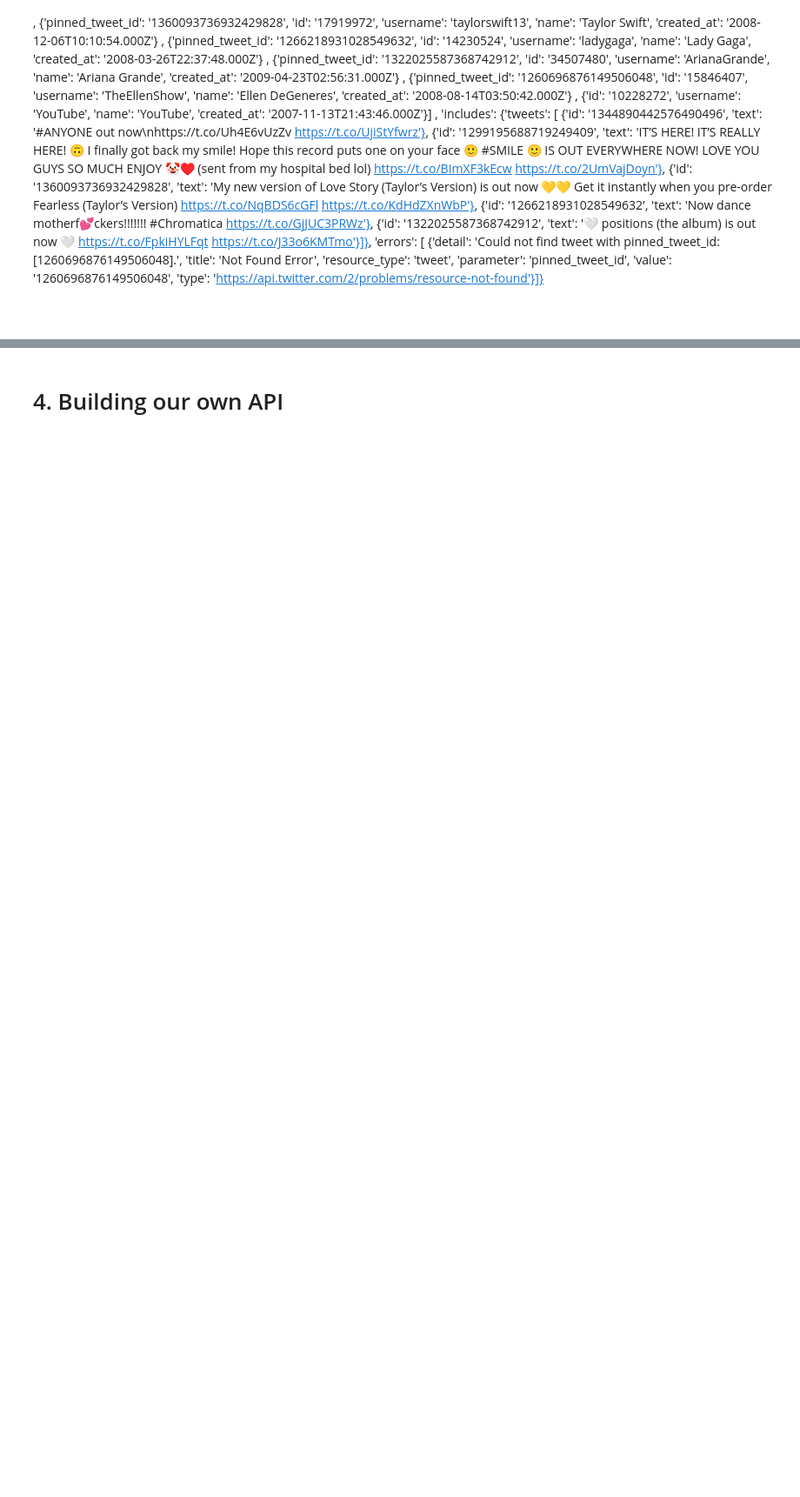
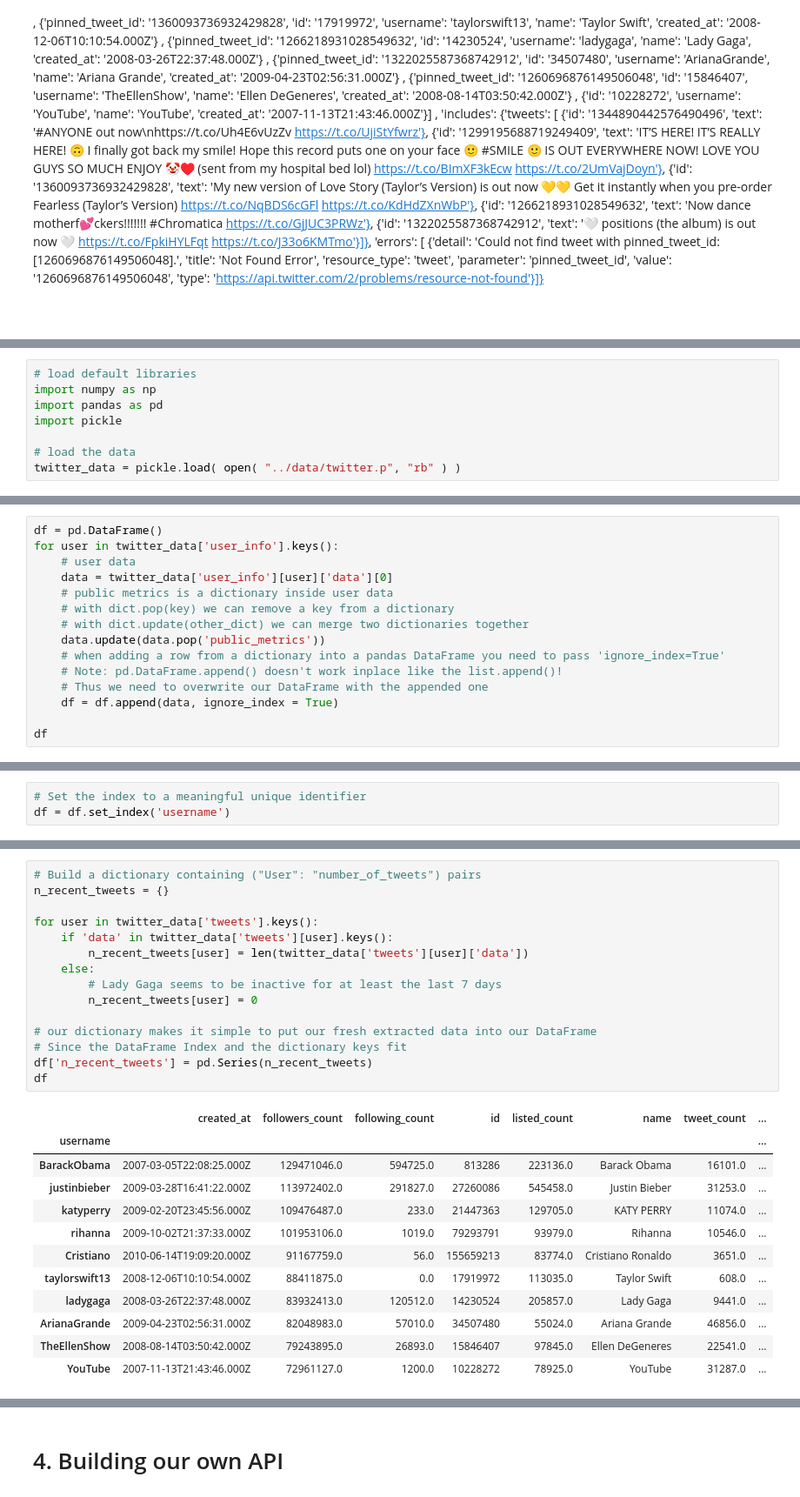
Before and after one commit to eotp/python-FU-class, a Jupyter notebook: 14-2021-02-19/notebooks/14-01-FastAPI.ipynb, the cells around one changed output, grey strips where cells are left out. Shown at 87% size. Cells and saved outputs as stored; diff of their text form; blank space fills up the shorter version.

Commit message:
Added Dataanalysis for Twitter

```diff
--- a/14-2021-02-19/notebooks/14-01-FastAPI.ipynb
+++ b/14-2021-02-19/notebooks/14-01-FastAPI.ipynb
@@ -211,0 +210,8 @@ Lets see how much we can find out about their Twitter behavior just from request
+# %%
+# load default libraries
+import numpy as np
+import pandas as pd
+import pickle
+
+# load the data
+twitter_data = pickle.load( open( "../data/twitter.p", "rb" ) )
@@ -211,0 +250,15 @@ Lets see how much we can find out about their Twitter behavior just from request
+# %%
+df = pd.DataFrame()
+for user in twitter_data['user_info'].keys():
+    # user data
+    data = twitter_data['user_info'][user]['data'][0]
+    # public metrics is a dictionary inside user data
+    # with dict.pop(key) we can remove a key from a dictionary
+    # with dict.update(other_dict) we can merge two dictionaries together
+    data.update(data.pop('public_metrics'))
+    # when adding a row from a dictionary into a pandas DataFrame you need to pass 'ignore_index=True'
+    # Note: pd.DataFrame.append() doesn't work inplace like the list.append()!
+    # Thus we need to overwrite our DataFrame with the appended one
+    df = df.append(data, ignore_index = True)
+
+df
@@ -211,0 +277,3 @@ Lets see how much we can find out about their Twitter behavior just from request
+# %%
+# Set the index to a meaningful unique identifier
+df = df.set_index('username')
@@ -211,0 +308,28 @@ Lets see how much we can find out about their Twitter behavior just from request
+# %%
+# Build a dictionary containing ("User": "number_of_tweets") pairs
+n_recent_tweets = {}
+
+for user in twitter_data['tweets'].keys():
+    if 'data' in twitter_data['tweets'][user].keys():
+        n_recent_tweets[user] = len(twitter_data['tweets'][user]['data'])
+    else:
+        # Lady Gaga seems to be inactive for at least the last 7 days
+        n_recent_tweets[user] = 0
+
+# our dictionary makes it simple to put our fresh extracted data into our DataFrame
+# Since the DataFrame Index and the dictionary keys fit
+df['n_recent_tweets'] = pd.Series(n_recent_tweets)
+df
+# %% [output]
+|  | created_at | followers_count | following_count | id | listed_count | name | tweet_count | ... |
+| username |  |  |  |  |  |  |  | ... |
+| BarackObama | 2007-03-05T22:08:25.000Z | 129471046.0 | 594725.0 | 813286 | 223136.0 | Barack Obama | 16101.0 | ... |
+| justinbieber | 2009-03-28T16:41:22.000Z | 113972402.0 | 291827.0 | 27260086 | 545458.0 | Justin Bieber | 31253.0 | ... |
+| katyperry | 2009-02-20T23:45:56.000Z | 109476487.0 | 233.0 | 21447363 | 129705.0 | KATY PERRY | 11074.0 | ... |
+| rihanna | 2009-10-02T21:37:33.000Z | 101953106.0 | 1019.0 | 79293791 | 93979.0 | Rihanna | 10546.0 | ... |
+| Cristiano | 2010-06-14T19:09:20.000Z | 91167759.0 | 56.0 | 155659213 | 83774.0 | Cristiano Ronaldo | 3651.0 | ... |
+| taylorswift13 | 2008-12-06T10:10:54.000Z | 88411875.0 | 0.0 | 17919972 | 113035.0 | Taylor Swift | 608.0 | ... |
+| ladygaga | 2008-03-26T22:37:48.000Z | 83932413.0 | 120512.0 | 14230524 | 205857.0 | Lady Gaga | 9441.0 | ... |
+| ArianaGrande | 2009-04-23T02:56:31.000Z | 82048983.0 | 57010.0 | 34507480 | 55024.0 | Ariana Grande | 46856.0 | ... |
+| TheEllenShow | 2008-08-14T03:50:42.000Z | 79243895.0 | 26893.0 | 15846407 | 97845.0 | Ellen DeGeneres | 22541.0 | ... |
+| YouTube | 2007-11-13T21:43:46.000Z | 72961127.0 | 1200.0 | 10228272 | 78925.0 | YouTube | 31287.0 | ... |
```
Also changed, not shown: parts of 34 cells of this notebook.
